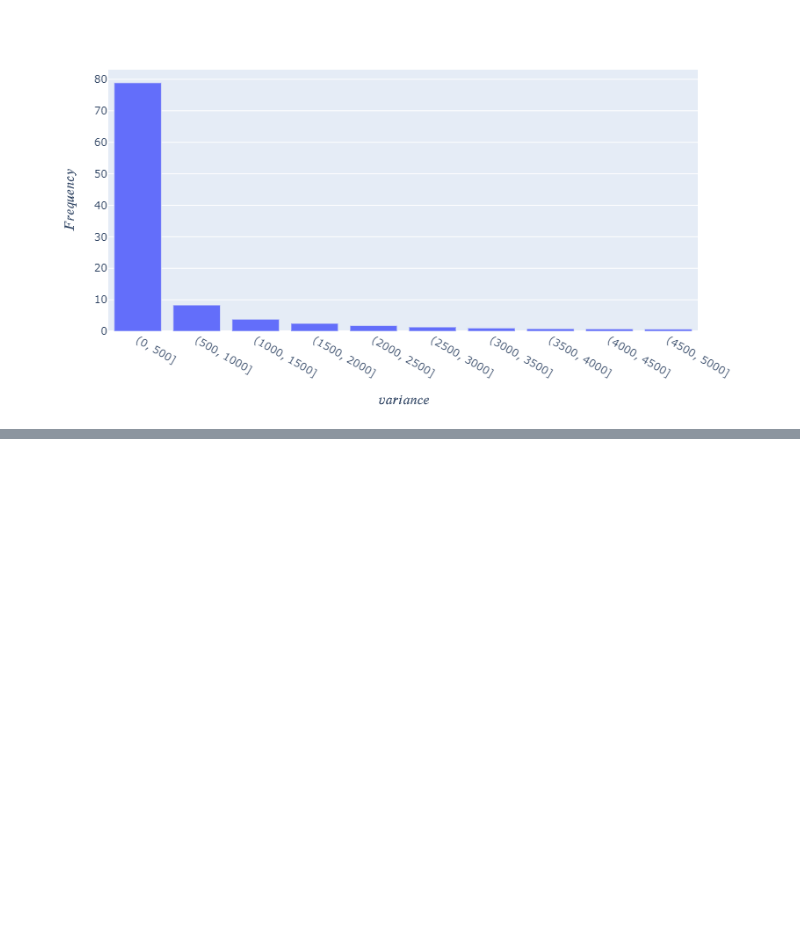
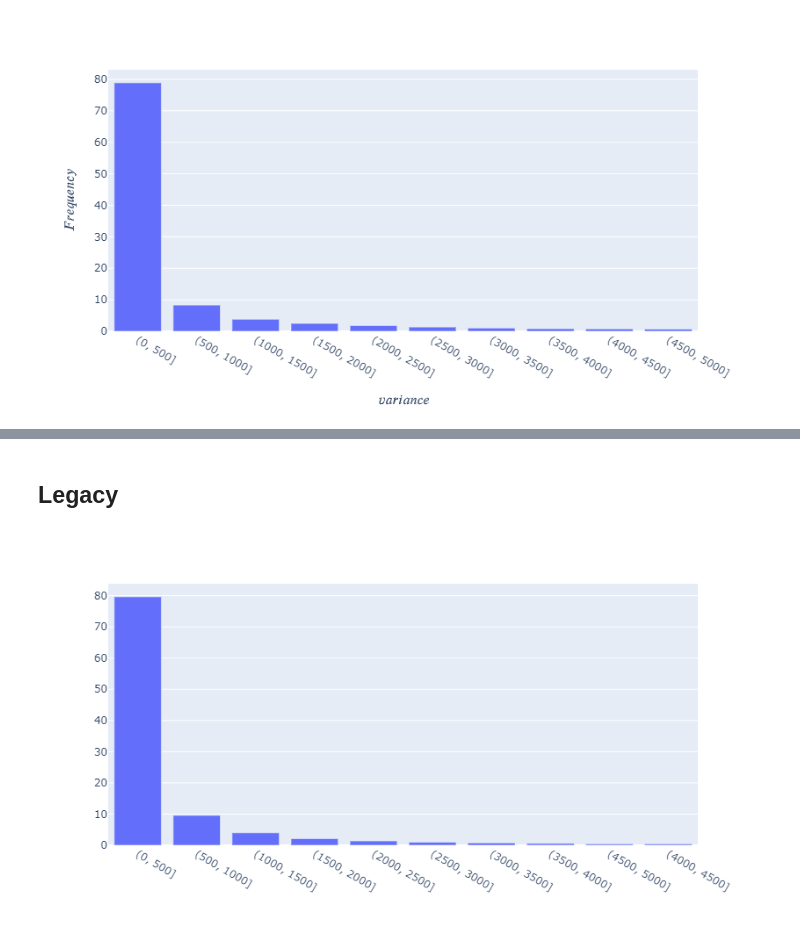
Before and after one commit to SHSR2001/beacondigest, a Jupyter notebook: notebooks/2021/eip1559 paper/merging.ipynb, the cells around one changed output, grey strips where cells are left out. Cells and saved outputs as stored; diff of their text form; code cells hidden in the pictures; blank space fills up the shorter version.

```diff
--- a/notebooks/2021/eip1559 paper/merging.ipynb
+++ b/notebooks/2021/eip1559 paper/merging.ipynb
@@ -39,3 +23,6 @@ df_pre
+# %%
+legacy = pd.read_csv('df_post_legacy.csv')
+eip1559 = pd.read_csv('df_post_eip1559.csv')
 # %%
 inp = df_pre['variance']
 Q1 = inp.quantile(0.25)
@@ -87,0 +60,14 @@ px.bar(
+# %%
+legacy['variance_category'] = pd.cut(legacy['variance'] , bins = [0,500,1000,1500,2000,2500,3000,3500,4000,4500,5000]).astype(str)
+eip1559['variance_category'] = pd.cut(eip1559['variance'] , bins = [0,500,1000,1500,2000,2500,3000,3500,4000,4500,5000]).astype(str)
+# %% [markdown]
+## Legacy
+# %%
+block_freq = legacy[['variance_category']].value_counts(normalize=True).rename_axis('variance_category').reset_index(name='freq')
+block_freq["freq"] *= 100
+px.bar(
+    block_freq, x="variance_category", y="freq", labels={"blk no.": " $#blocks after l$ ", "variance_category": " $variance$ ", "freq": "$Frequency$"},
+
+)
+# %% [output]
+[figure, added]
```
Also changed, not shown: parts of 21 cells of this notebook, 29 other files.
